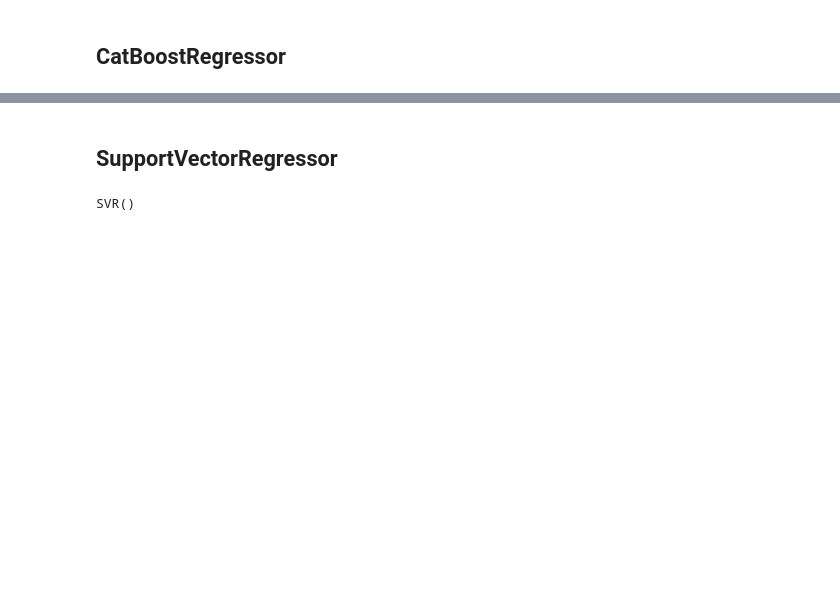
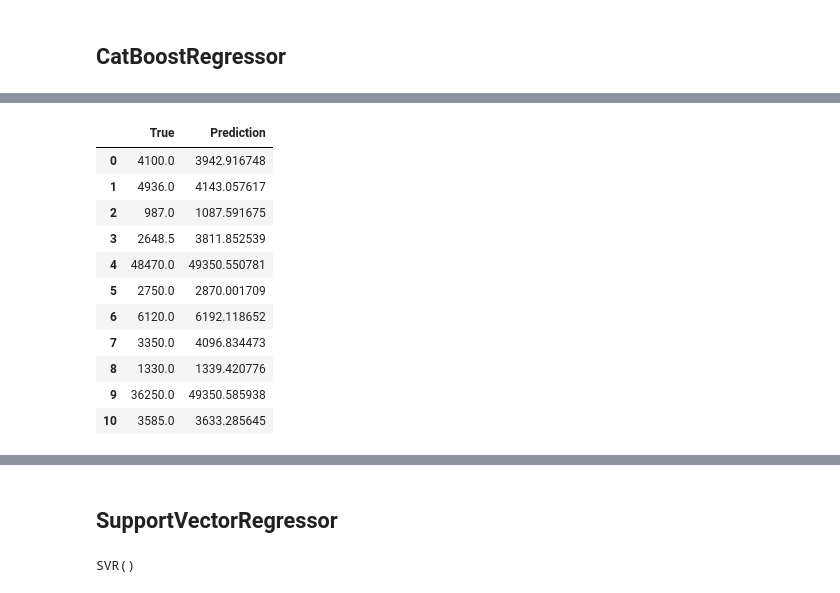
Before and after one commit to oitik/Machine_learning, a Jupyter notebook: pile-load-predicts.ipynb, the cells around one changed output, grey strips where cells are left out. Saved outputs shown, nothing was run; the diff lists cells and outputs as text; code cells hidden in the pictures; blank space fills up the shorter version.

```diff
--- a/pile-load-predicts.ipynb
+++ b/pile-load-predicts.ipynb
@@ -329,3 +393,21 @@ show_scores(cr)
+# %%
+result = pd.DataFrame(np.c_[y_test, y_pred], columns=['True', 'Prediction'])
+result.to_csv('/kaggle/working/Final_result_cat_boost.csv', index=False)
+rs = pd.read_csv('/kaggle/working/Final_result_cat_boost.csv')
+rs
+# %% [output]
+|  | True | Prediction |
+| 0 | 4100.0 | 3942.916748 |
+| 1 | 4936.0 | 4143.057617 |
+| 2 | 987.0 | 1087.591675 |
+| 3 | 2648.5 | 3811.852539 |
+| 4 | 48470.0 | 49350.550781 |
+| 5 | 2750.0 | 2870.001709 |
+| 6 | 6120.0 | 6192.118652 |
+| 7 | 3350.0 | 4096.834473 |
+| 8 | 1330.0 | 1339.420776 |
+| 9 | 36250.0 | 49350.585938 |
+| 10 | 3585.0 | 3633.285645 |
 # %%
 difference(cr)
 # %% [output]
```
Also changed, not shown: parts of 38 cells of this notebook.
